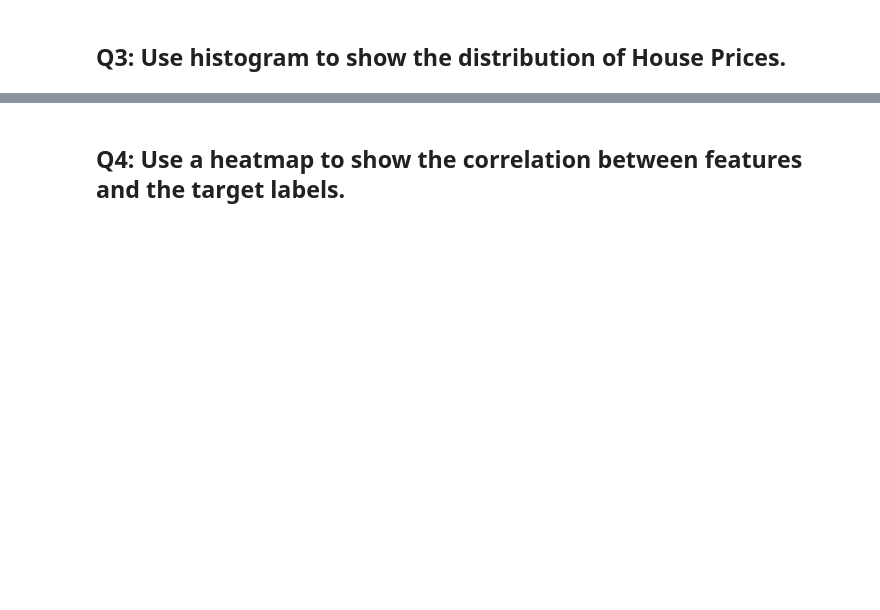
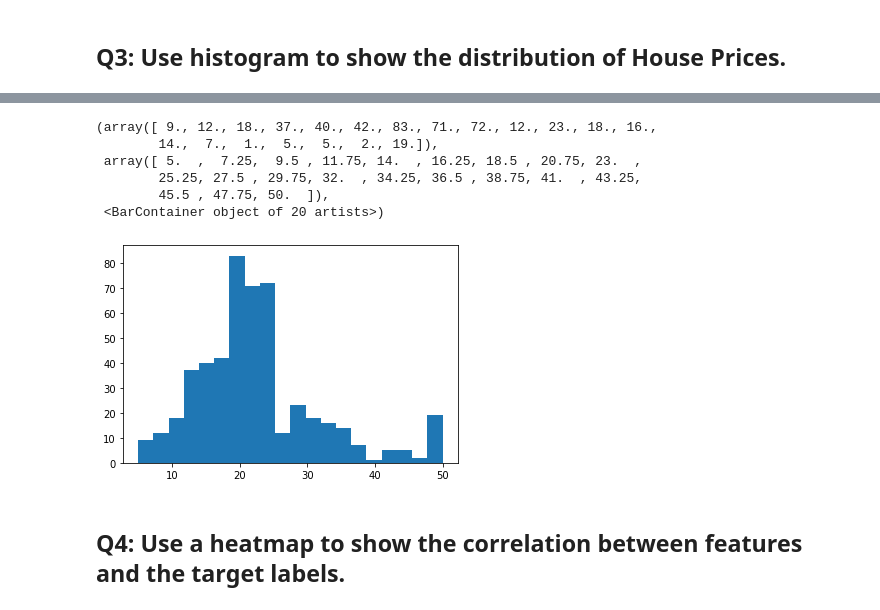
Before and after one commit to rayan90-sa/Day11-Lab1-LR, a Jupyter notebook: Day#11_Linear_Regression_Assignment.ipynb, the cells around one changed output, grey strips where cells are left out. Cells and saved outputs as stored; diff of their text form; code cells hidden in the pictures; blank space fills up the shorter version.

```diff
--- a/Day#11_Linear_Regression_Assignment.ipynb
+++ b/Day#11_Linear_Regression_Assignment.ipynb
@@ -72,5 +72,8 @@ Boston house prices dataset
 ## EDA (Exploratory Data Analysis)
 # %% [markdown]
 ## Q1: Create a dataframe and Save that dataset inside it.
+# %%
+df= pd.DataFrame(boston.data,columns=boston.feature_names)
+df['Price']=boston.target
 # %% [markdown]
 ## Q2: Print the head rows of the dataframe.
@@ -90,2 +92,12 @@ Boston house prices dataset
+# %%
+plt.hist(df['Price'], bins = 20)
+# %% [output]
+(array([ 9., 12., 18., 37., 40., 42., 83., 71., 72., 12., 23., 18., 16.,
+        14.,  7.,  1.,  5.,  5.,  2., 19.]),
+ array([ 5.  ,  7.25,  9.5 , 11.75, 14.  , 16.25, 18.5 , 20.75, 23.  ,
+        25.25, 27.5 , 29.75, 32.  , 34.25, 36.5 , 38.75, 41.  , 43.25,
+        45.5 , 47.75, 50.  ]),
+ <BarContainer object of 20 artists>)
+[figure, added]
 # %% [markdown]
 ## Q4: Use a heatmap to show the correlation between features and the target labels.
```
Also changed, not shown: parts of 27 cells of this notebook.
